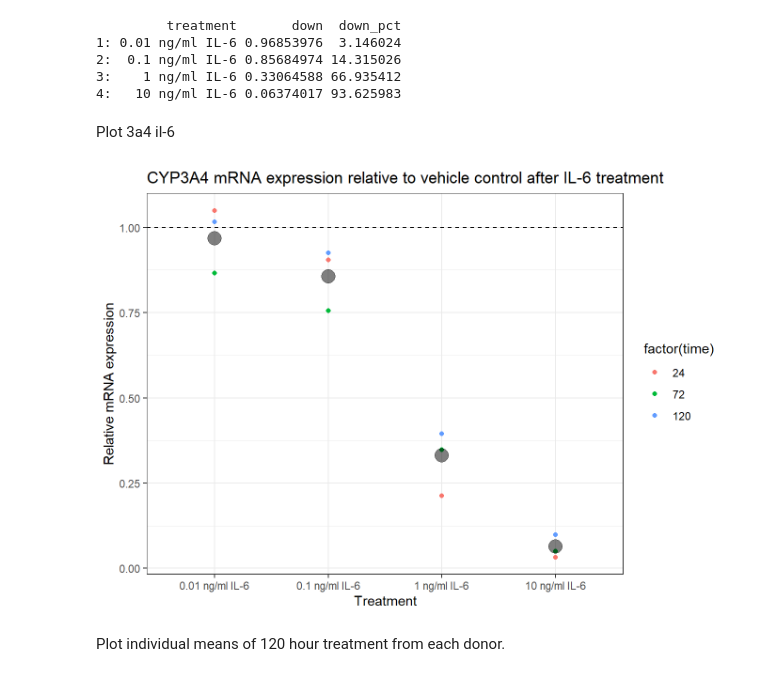
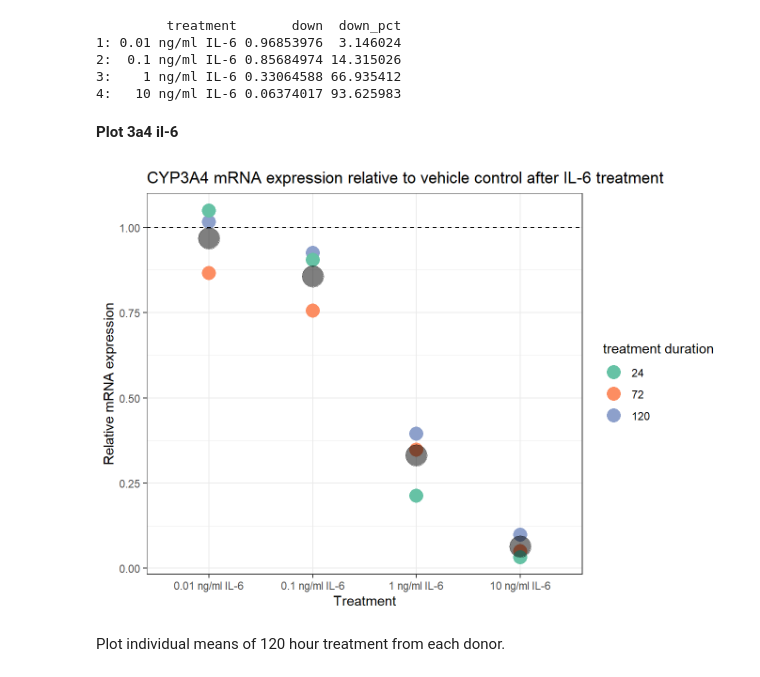
Before and after one commit to andreasludvig/manuscript, a Jupyter notebook: notebooks/qPCR/mRNA.embed.ipynb, the cells around one changed output. Saved outputs shown, nothing was run; the diff lists cells and outputs as text; code cells hidden in the pictures.

```diff
--- a/notebooks/qPCR/mRNA.embed.ipynb
+++ b/notebooks/qPCR/mRNA.embed.ipynb
@@ -67,21 +145,31 @@ cyp3A4_IL6[order(treatment),
 3:    1 ng/ml IL-6 0.33064588 66.935412
 4:   10 ng/ml IL-6 0.06374017 93.625983
 # %% [markdown]
-Plot 3a4 il-6
+**Plot 3a4 il-6**
 # %%
-#| label: fig-mrna-3a4-il6
+#| label: fig-mRNA-CYP3A4-IL6
 #| fig-cap: "Small points are mean of three donors for 72 and 120 hours, and two donors for 24 hours"
 
-ggplot(data = cyp3A4_IL6, aes(x = treatment, y = time_means, color = factor(time))) +
-  geom_point() +
-  stat_summary(fun = "mean", geom = "point", color = "black", size = 5, alpha = 0.5) +
+plot_mRNA_3A4_IL6 <-
+  ggplot(data = cyp3A4_IL6,
+         aes(x = treatment,
+             y = time_means,
+             color = factor(time)
+             )
+         ) +
+  geom_point(size = 5) +
+  scale_color_brewer(palette = "Set2") +
+  stat_summary(fun = "mean", geom = "point", color = "black", size = 8, alpha = 0.5) +
   geom_hline(yintercept = 1, linetype = "dashed") +
-  labs(title = "CYP3A4 mRNA expression relative to vehicle control after IL-6 treatment") +
-  ylab("Relative mRNA expression") +
-  xlab("Treatment") +
+  labs(title = "CYP3A4 mRNA expression relative to vehicle control after IL-6 treatment",
+       x = "Treatment",
+       y = "Relative mRNA expression",
+       color = "treatment duration") +
   theme_bw()
+
+plot_mRNA_3A4_IL6
 # %% [output]
-[figure, old version]
+[figure, new version]
 # %% [markdown]
 Plot individual means of 120 hour treatment from each donor.
 # %%
```
Also changed, not shown: parts of 10 cells of this notebook, 42 other files.
